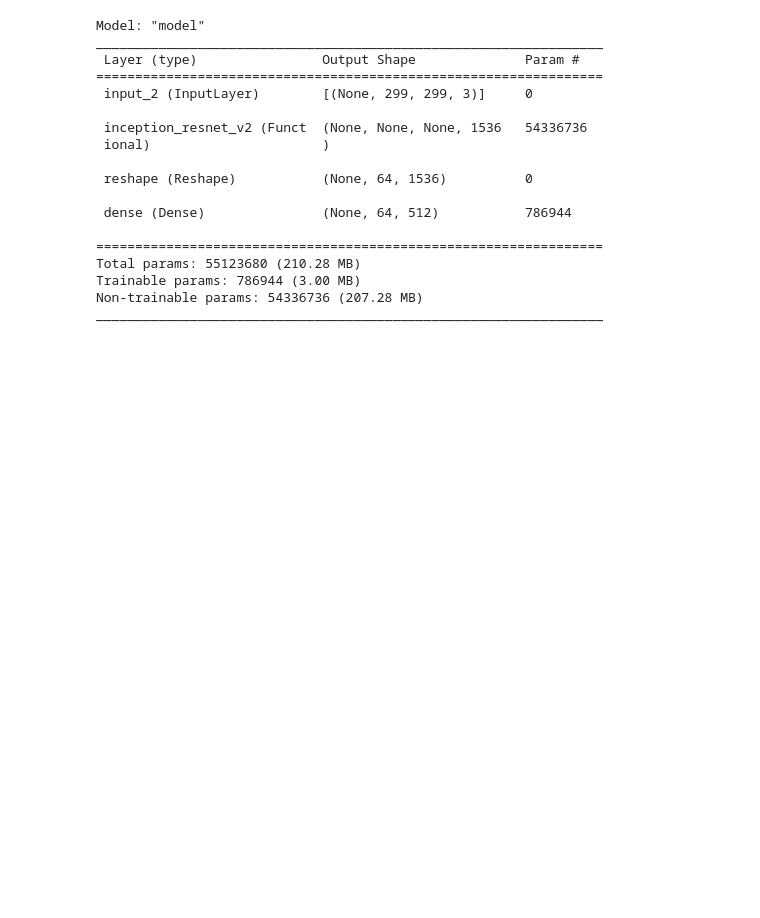
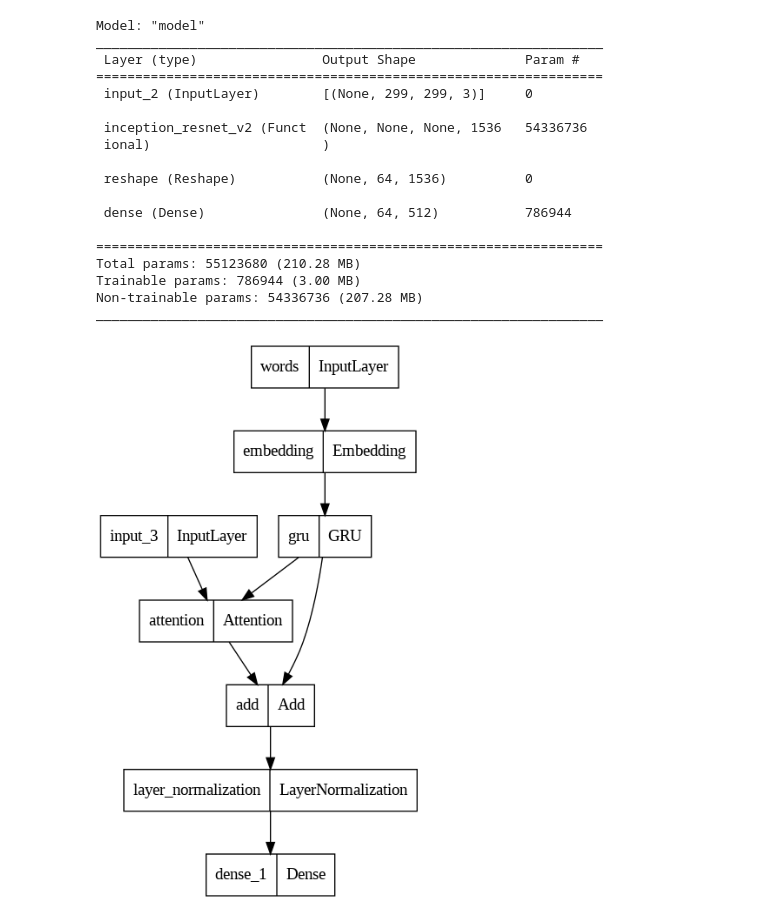
Before and after one commit to Joefamouze/image_captioning, a Jupyter notebook: Image_captioning.ipynb, the cells around one changed output. Saved outputs shown, nothing was run; the diff lists cells and outputs as text; code cells hidden in the pictures; blank space fills up the shorter version.

```diff
--- a/Image_captioning.ipynb
+++ b/Image_captioning.ipynb
@@ -277,3 +279,31 @@ Total params: 55123680 (210.28 MB)
 Trainable params: 786944 (3.00 MB)
 Non-trainable params: 54336736 (207.28 MB)
 _________________________________________________________________
+# %%
+word_input = Input(shape=(MAX_CAPTION_LEN), name="words")
+embed_x = Embedding(VOCAB_SIZE, ATTENTION_DIM)(word_input)
+
+decoder_gru = GRU(
+    ATTENTION_DIM,
+    return_sequences=True,
+    return_state=True,
+)
+gru_output, gru_state = decoder_gru(embed_x)
+
+decoder_attention = Attention()
+context_vector = decoder_attention([gru_output, encoder_output])
+
+addition = Add()([gru_output, context_vector])
+
+layer_norm = LayerNormalization(axis=-1)
+layer_norm_out = layer_norm(addition)
+
+decoder_output_dense = Dense(VOCAB_SIZE)
+decoder_output = decoder_output_dense(layer_norm_out)
+# %%
+decoder = tf.keras.Model(
+    inputs=[word_input, encoder_output], outputs=decoder_output
+)
+tf.keras.utils.plot_model(decoder)
+# %% [output]
+[figure, added]
```
Also changed, not shown: parts of 20 cells of this notebook.
